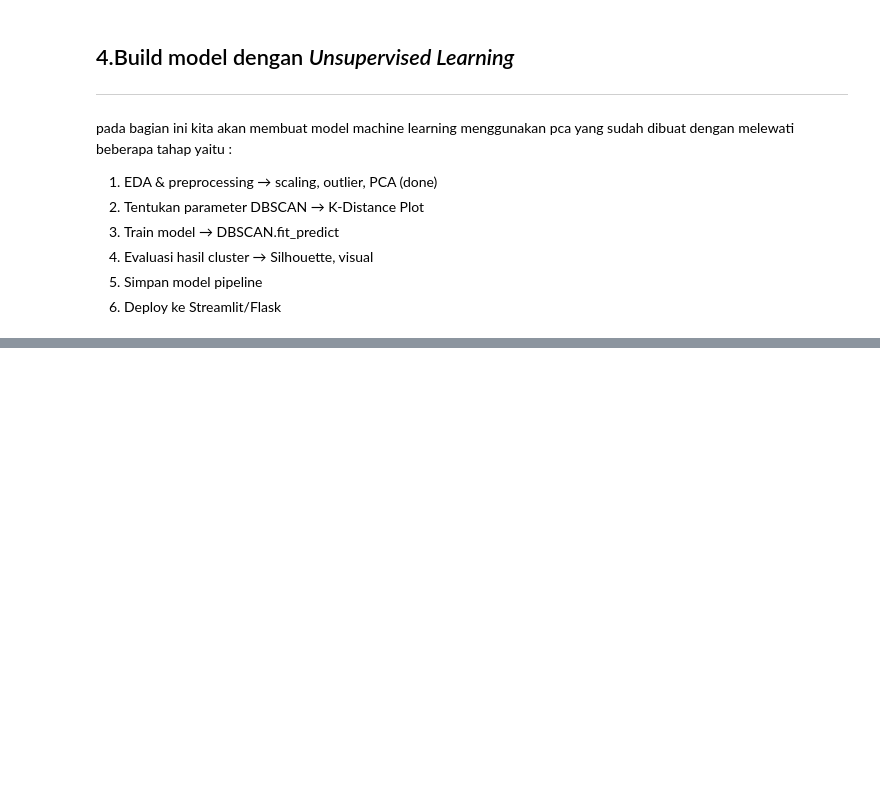
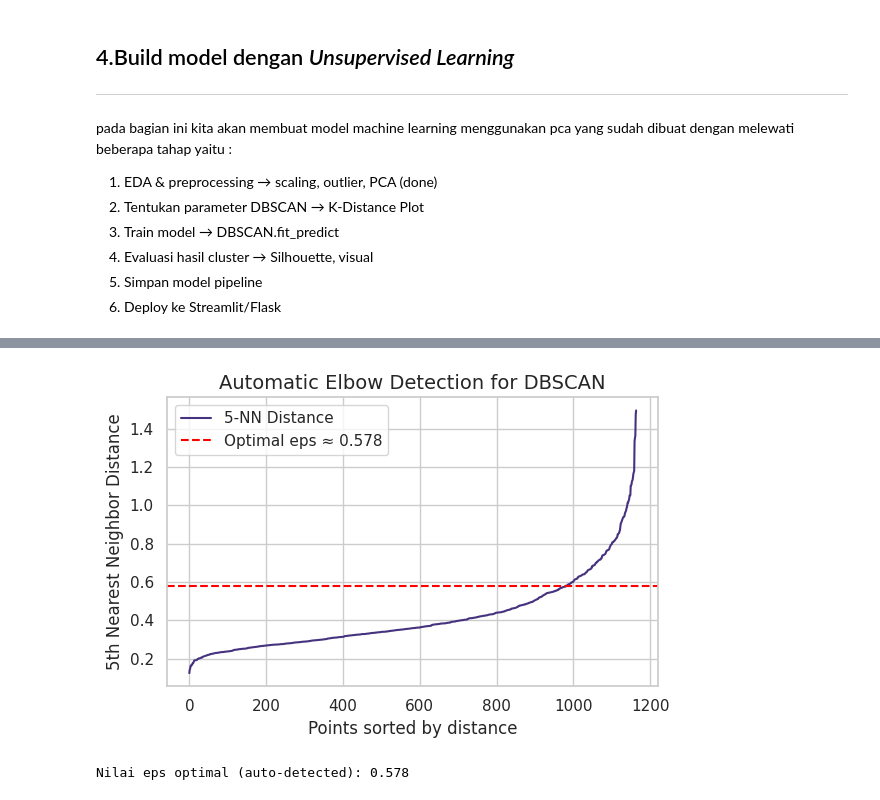
Before and after one commit to BlackBox-Ops/prediksi-estimasi-perbaikan-mesin, a Jupyter notebook: DS Series Prediksi dan Estimasi Perbaikan Mesin.ipynb, the cells around one changed output, grey strips where cells are left out. Cells and saved outputs as stored; diff of their text form; code cells hidden in the pictures; blank space fills up the shorter version.

```diff
--- a/DS Series Prediksi dan Estimasi Perbaikan Mesin.ipynb
+++ b/DS Series Prediksi dan Estimasi Perbaikan Mesin.ipynb
@@ -797,0 +802,9 @@ plt.show()
+# %%
+# buat pca dengan versi 3 dimensi fitur
+# PCA dengan 3 komponen
+pca = PCA(n_components=3)
+X_pca_3d = pca.fit_transform(scaled_features)
+
+# Simpan hasil PCA ke dataframe
+df_pca_3d = pd.DataFrame(X_pca_3d, columns=['PC1', 'PC2', 'PC3'])
+df_pca_3d.head()
@@ -929,0 +969,10 @@ Langkah selanjutnya:
+# %%
+# Misalnya kamu sudah punya hasil PCA 3D
+X_pca_3d = df_pca_3d[['PC1', 'PC2', 'PC3']].values
+
+# Jalankan fungsi untuk deteksi eps
+eps_terbaik = optimal_eps_dbscan(X_pca_3d, k=5)
+print(f"Nilai eps optimal (auto-detected): {eps_terbaik:.3f}")
+# %% [output]
+[figure, added]
+Nilai eps optimal (auto-detected): 0.578
```
Also changed, not shown: parts of 30 cells of this notebook.
